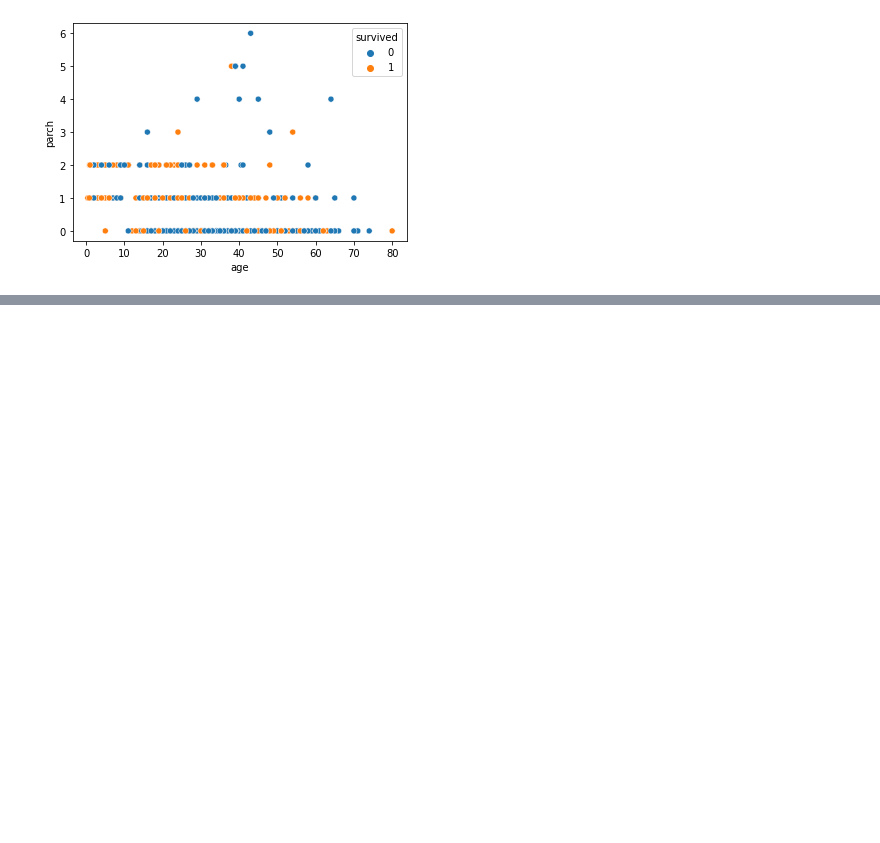
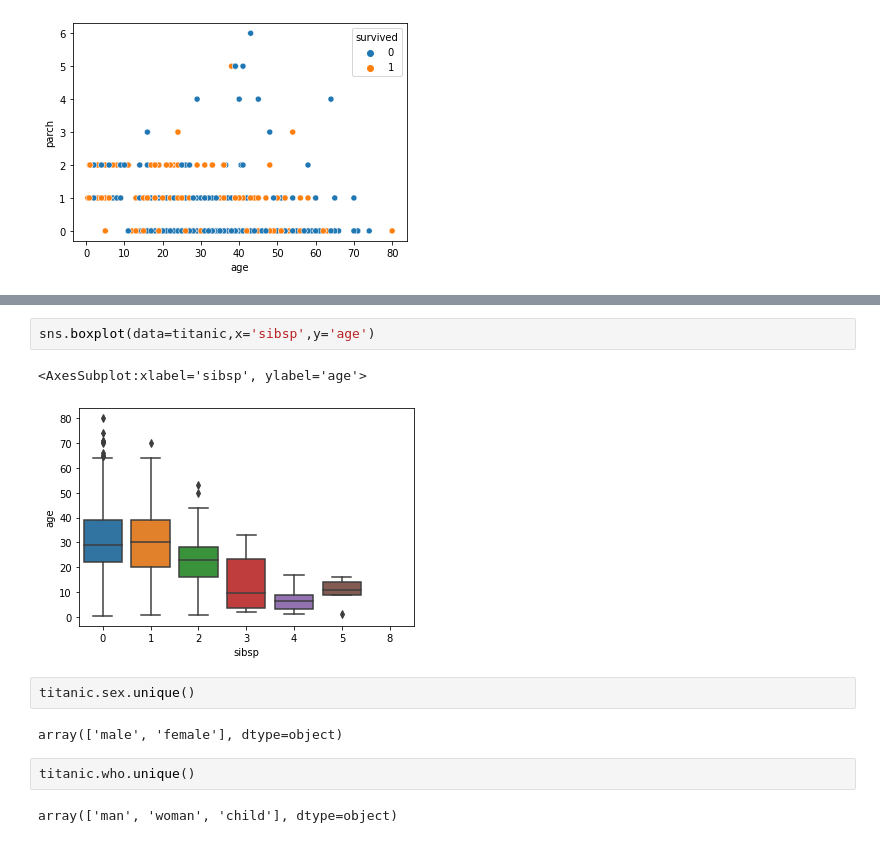
Before and after one commit to honghanhh/py40a12l2, a Jupyter notebook: lectures/lecture4/Khang_titanic.ipynb, the cells around one changed output, grey strips where cells are left out. Cells and saved outputs as stored; diff of their text form; blank space fills up the shorter version.

```diff
--- a/lectures/lecture4/Khang_titanic.ipynb
+++ b/lectures/lecture4/Khang_titanic.ipynb
@@ -119,0 +125,13 @@ sns.scatterplot(data=titanic,x= 'age',y='parch',hue='survived')
+# %%
+sns.boxplot(data=titanic,x='sibsp',y='age')
+# %% [output]
+<AxesSubplot:xlabel='sibsp', ylabel='age'>
+[figure, added]
+# %%
+titanic.sex.unique()
+# %% [output]
+array(['male', 'female'], dtype=object)
+# %%
+titanic.who.unique()
+# %% [output]
+array(['man', 'woman', 'child'], dtype=object)
```
Also changed, not shown: parts of 2 cells of this notebook.
